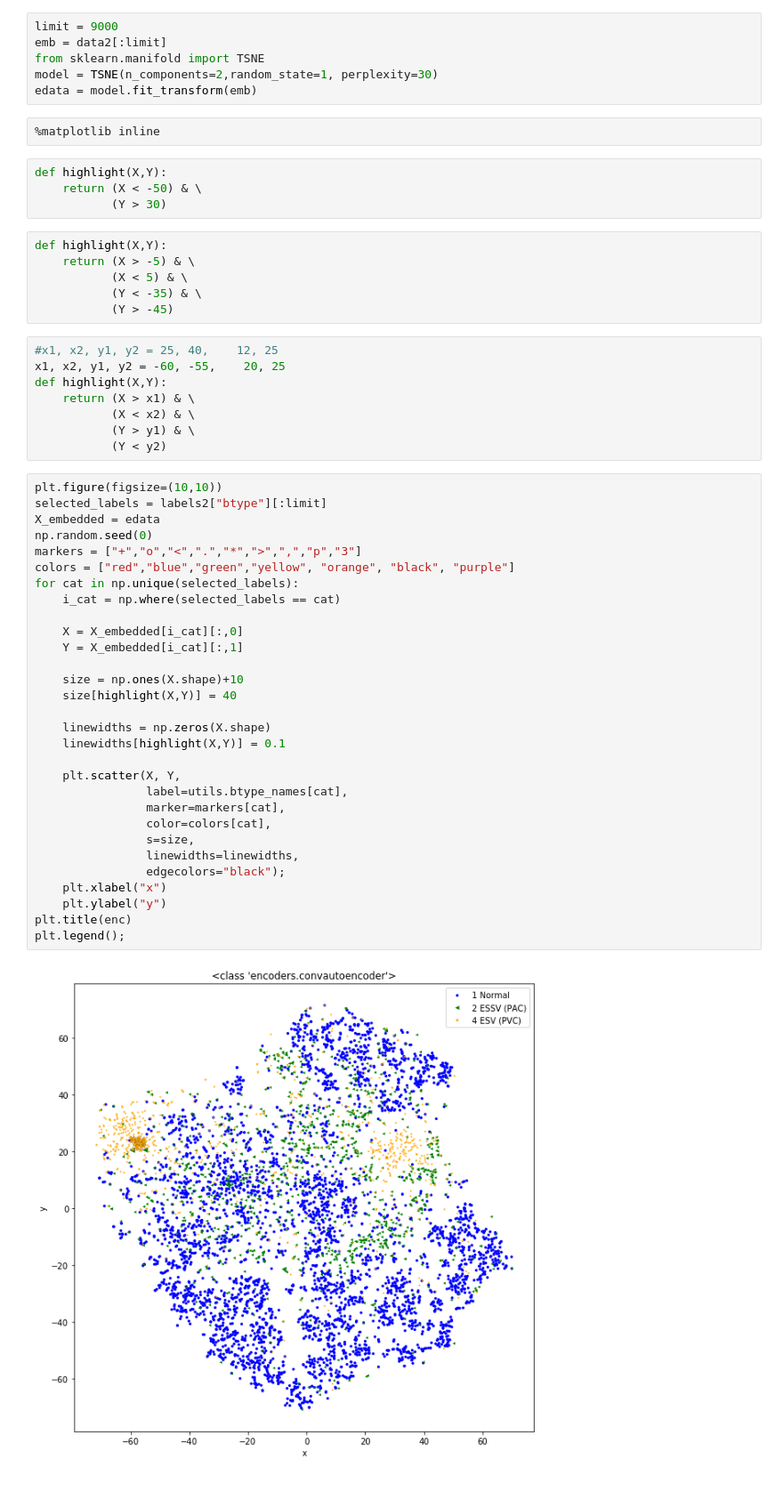
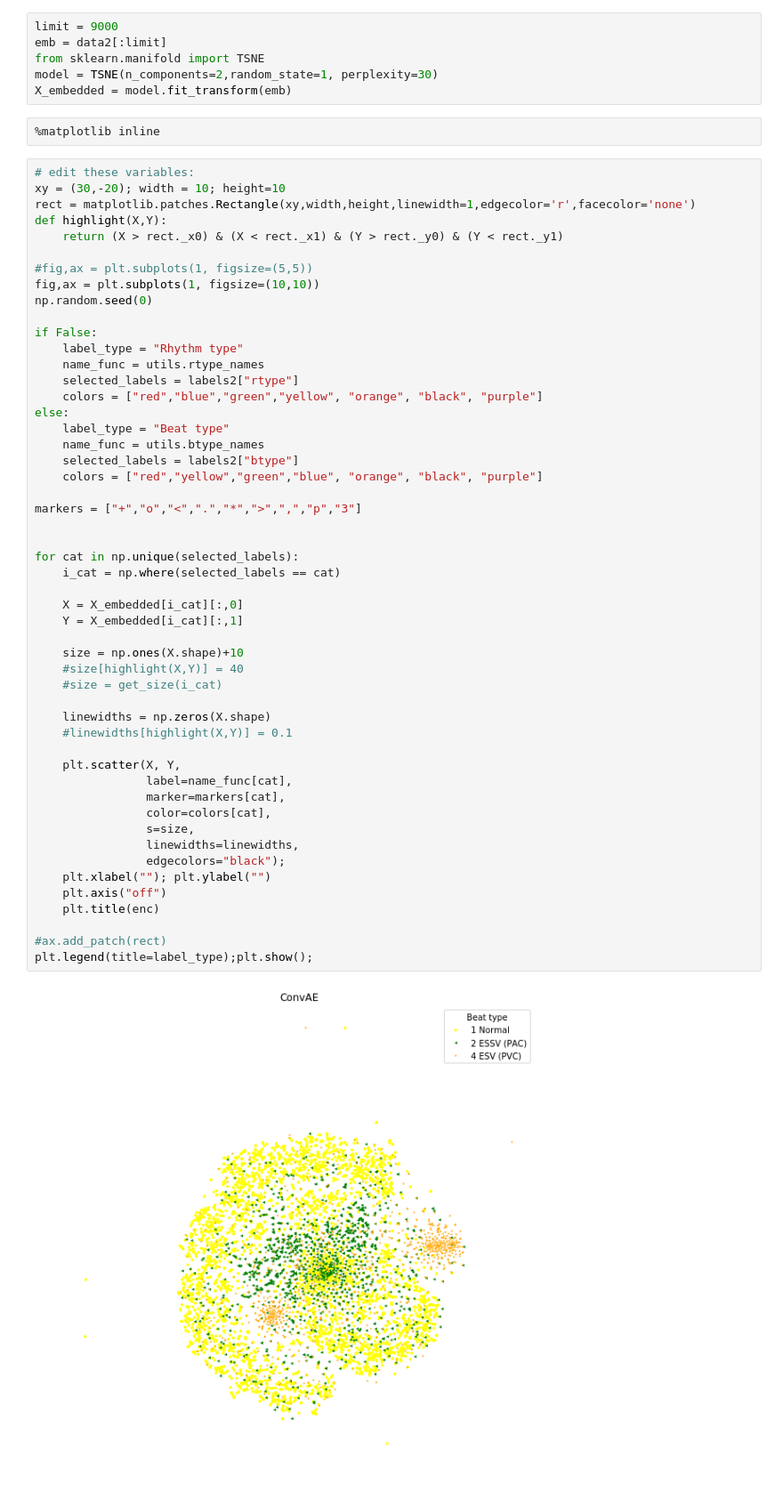
Before and after one commit to shawntan/icentia-ecg, a Jupyter notebook: notebooks/explore-embs.ipynb, the cells around one changed output. Shown at 89% size. Drawn from its saved outputs; the diff is of its cells as text.

```diff
--- a/notebooks/explore-embs.ipynb
+++ b/notebooks/explore-embs.ipynb
@@ -72,59 +79,62 @@ limit = 9000
 emb = data2[:limit]
 from sklearn.manifold import TSNE
 model = TSNE(n_components=2,random_state=1, perplexity=30)
-edata = model.fit_transform(emb)
+X_embedded = model.fit_transform(emb)
 # %%
 %matplotlib inline
-# %%
-def highlight(X,Y):
-    return (X < -50) & \
-           (Y > 30)
-# %%
-def highlight(X,Y):
-    return (X > -5) & \
-           (X < 5) & \
-           (Y < -35) & \
-           (Y > -45)
-# %%
-#x1, x2, y1, y2 = 25, 40,    12, 25
-x1, x2, y1, y2 = -60, -55,    20, 25
-def highlight(X,Y):
-    return (X > x1) & \
-           (X < x2) & \
-           (Y > y1) & \
-           (Y < y2)
 # %%
-plt.figure(figsize=(10,10))
-selected_labels = labels2["btype"][:limit]
-X_embedded = edata
+# edit these variables:
+xy = (30,-20); width = 10; height=10
+rect = matplotlib.patches.Rectangle(xy,width,height,linewidth=1,edgecolor='r',facecolor='none')
+def highlight(X,Y):
+    return (X > rect._x0) & (X < rect._x1) & (Y > rect._y0) & (Y < rect._y1)
+
+#fig,ax = plt.subplots(1, figsize=(5,5))
+fig,ax = plt.subplots(1, figsize=(10,10))
 np.random.seed(0)
+
+if False:
+    label_type = "Rhythm type"
+    name_func = utils.rtype_names
+    selected_labels = labels2["rtype"]
+    colors = ["red","blue","green","yellow", "orange", "black", "purple"]
+else:
+    label_type = "Beat type"
+    name_func = utils.btype_names
+    selected_labels = labels2["btype"]
+    colors = ["red","yellow","green","blue", "orange", "black", "purple"]
+
 markers = ["+","o","<",".","*",">",",","p","3"]
-colors = ["red","blue","green","yellow", "orange", "black", "purple"]
+
+
 for cat in np.unique(selected_labels):
     i_cat = np.where(selected_labels == cat)
 
     X = X_embedded[i_cat][:,0]
     Y = X_embedded[i_cat][:,1]
 
     size = np.ones(X.shape)+10
-    size[highlight(X,Y)] = 40
+    #size[highlight(X,Y)] = 40
+    #size = get_size(i_cat)
 
     linewidths = np.zeros(X.shape)
-    linewidths[highlight(X,Y)] = 0.1
+    #linewidths[highlight(X,Y)] = 0.1
 
     plt.scatter(X, Y,
-                label=utils.btype_names[cat],
+                label=name_func[cat],
                 marker=markers[cat],
                 color=colors[cat],
                 s=size,
                 linewidths=linewidths,
                 edgecolors="black");
-    plt.xlabel("x")
-    plt.ylabel("y")
-plt.title(enc)
-plt.legend();
+    plt.xlabel(""); plt.ylabel("")
+    plt.axis("off")
+    plt.title(enc)
+
+#ax.add_patch(rect)
+plt.legend(title=label_type);plt.show();
 # %% [output]
-[figure, old version]
+[figure, new version]
 # %%
 frames = data_raw[select][highlight(X_embedded[:,0],X_embedded[:,1])]
 frame_labels = labels[select][highlight(X_embedded[:,0],X_embedded[:,1])]
```
Also changed, not shown: parts of 27 cells of this notebook.
